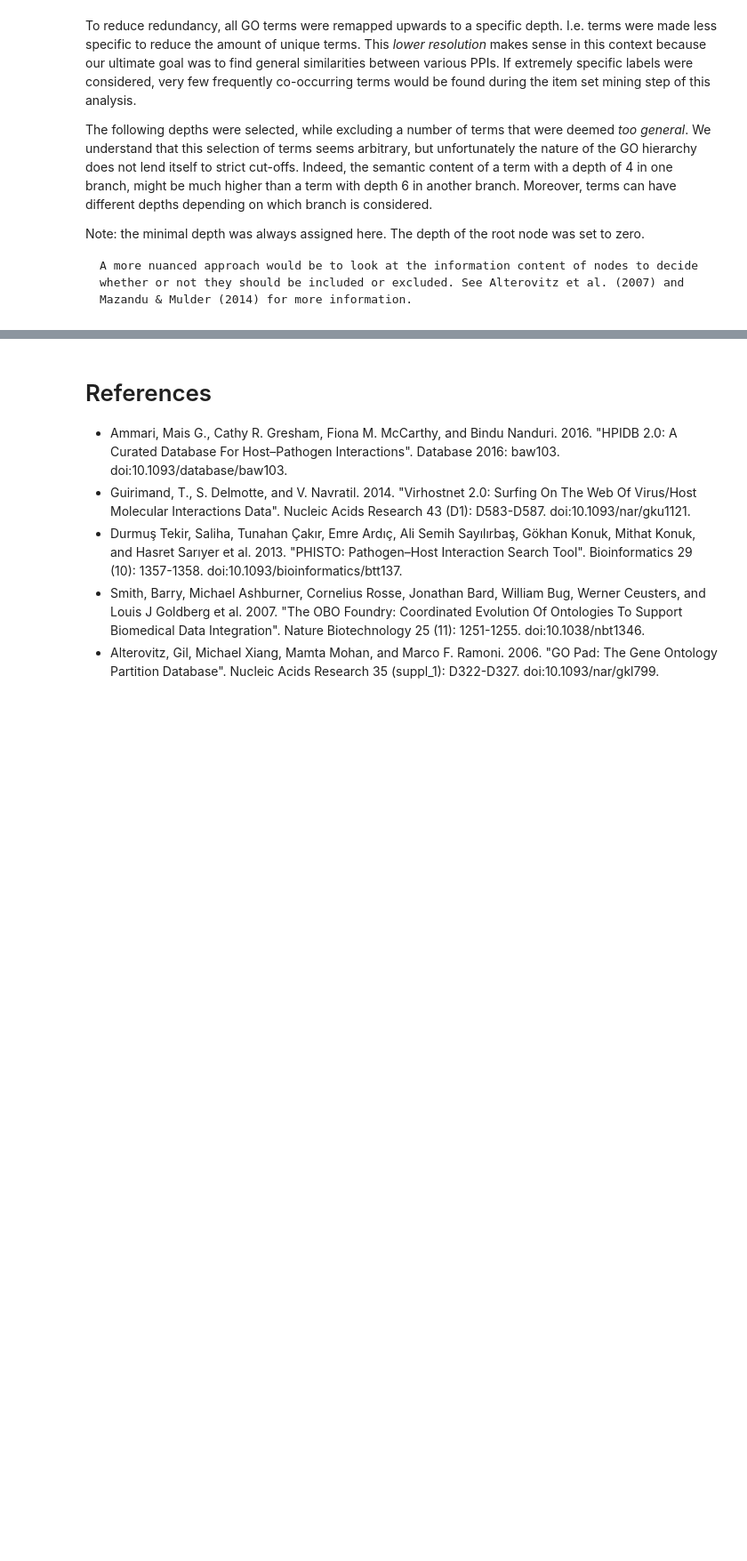
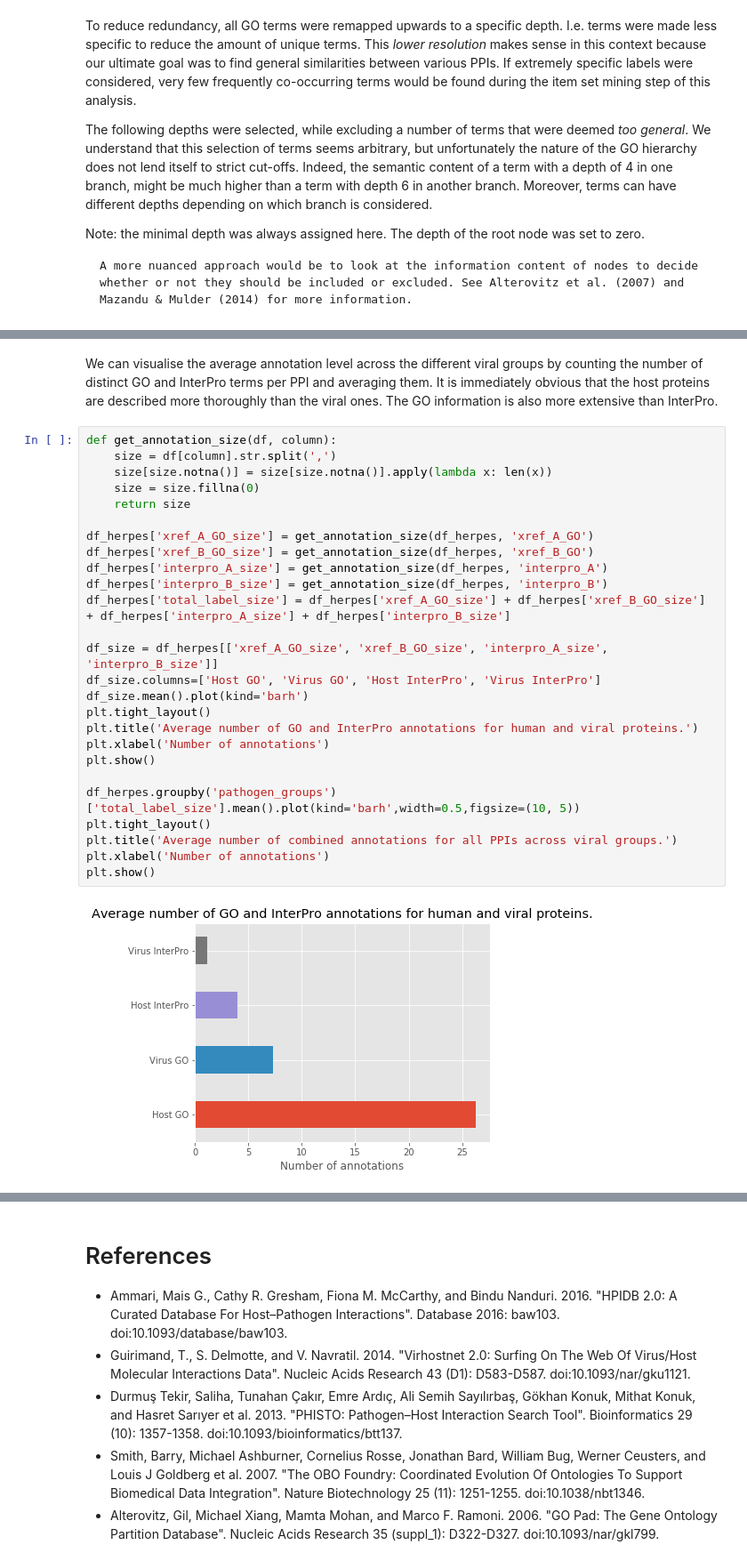
Before and after one commit to pmoris/host-pathogen-ppi-analysis, a Jupyter notebook: notebooks/Host-pathogen PPI meta mining.ipynb, the cells around one changed output, grey strips where cells are left out. Shown at 89% size. Drawn from its saved outputs; the diff is of its cells as text; blank space fills up the shorter version.

```diff
--- a/notebooks/Host-pathogen PPI meta mining.ipynb
+++ b/notebooks/Host-pathogen PPI meta mining.ipynb
@@ -479,0 +489,30 @@ First column shows unique values for Phisto, second for HPIDB2 and third is shar
+# %% [markdown]
+We can visualise the average annotation level across the different viral groups by counting the number of distinct GO and InterPro terms per PPI and averaging them. It is immediately obvious that the host proteins are described more thoroughly than the viral ones. The GO information is also more extensive than InterPro.
+# %%
+def get_annotation_size(df, column):
+    size = df[column].str.split(',')
+    size[size.notna()] = size[size.notna()].apply(lambda x: len(x))
+    size = size.fillna(0)
+    return size
+
+df_herpes['xref_A_GO_size'] = get_annotation_size(df_herpes, 'xref_A_GO')
+df_herpes['xref_B_GO_size'] = get_annotation_size(df_herpes, 'xref_B_GO')
+df_herpes['interpro_A_size'] = get_annotation_size(df_herpes, 'interpro_A')
+df_herpes['interpro_B_size'] = get_annotation_size(df_herpes, 'interpro_B')
+df_herpes['total_label_size'] = df_herpes['xref_A_GO_size'] + df_herpes['xref_B_GO_size'] + df_herpes['interpro_A_size'] + df_herpes['interpro_B_size']
+
+df_size = df_herpes[['xref_A_GO_size', 'xref_B_GO_size', 'interpro_A_size', 'interpro_B_size']]
+df_size.columns=['Host GO', 'Virus GO', 'Host InterPro', 'Virus InterPro']
+df_size.mean().plot(kind='barh')
+plt.tight_layout()
+plt.title('Average number of GO and InterPro annotations for human and viral proteins.')
+plt.xlabel('Number of annotations')
+plt.show()
+
+df_herpes.groupby('pathogen_groups')['total_label_size'].mean().plot(kind='barh',width=0.5,figsize=(10, 5))
+plt.tight_layout()
+plt.title('Average number of combined annotations for all PPIs across viral groups.')
+plt.xlabel('Number of annotations')
+plt.show()
+# %% [output]
+[figure, added]
```
Also changed, not shown: parts of 31 cells of this notebook.
